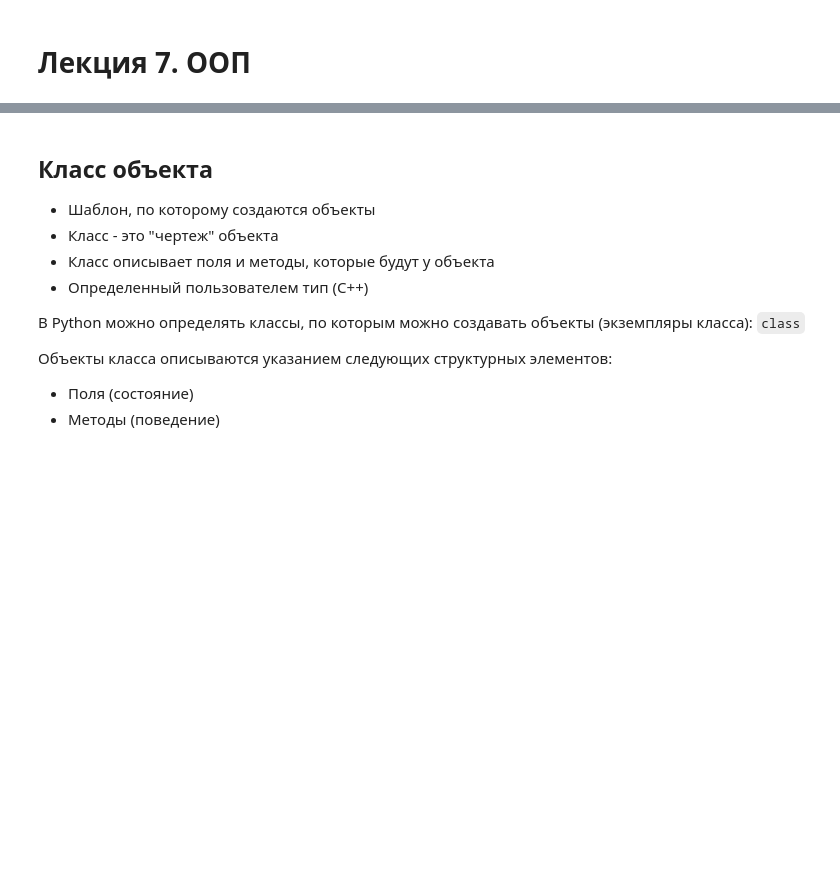
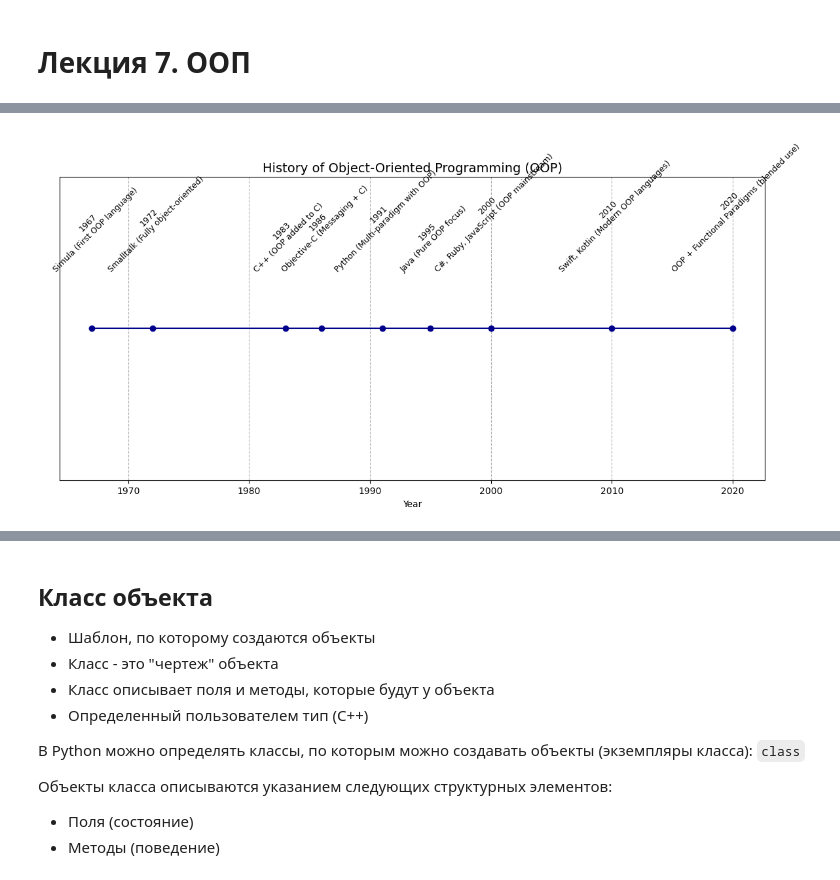
Before and after one commit to vitcpp/scientific_python, a Jupyter notebook: 07/oop.ipynb, the cells around one changed output, grey strips where cells are left out. Saved outputs shown, nothing was run; the diff lists cells and outputs as text; code cells hidden in the pictures; blank space fills up the shorter version.

```diff
--- a/07/oop.ipynb
+++ b/07/oop.ipynb
@@ -3 +112,32 @@
+# %%
+import matplotlib.pyplot as plt
+
+years = [1967, 1972, 1983, 1986, 1991, 1995, 2000, 2010, 2020]
+
+events = [
+    "Simula (First OOP language)",
+    "Smalltalk (Fully object-oriented)",
+    "C++ (OOP added to C)",
+    "Objective-C (Messaging + C)",
+    "Python (Multi-paradigm with OOP)",
+    "Java (Pure OOP focus)",
+    "C#, Ruby, JavaScript (OOP mainstream)",
+    "Swift, Kotlin (Modern OOP languages)",
+    "OOP + Functional Paradigms (blended use)"
+]
+
+# Plotting
+plt.figure(figsize=(12, 6))
+plt.plot(years, [1]*len(years), "o-", color="darkblue")
+for i, (year, event) in enumerate(zip(years, events)):
+    plt.text(year, 1.02, f"{year}\n{event}", ha="center", va="bottom", fontsize=9, rotation=45)
+
+plt.yticks([])
+plt.title("History of Object-Oriented Programming (OOP)", fontsize=14)
+plt.xlabel("Year")
+plt.grid(axis='x', linestyle='--', alpha=1.0)
+plt.tight_layout()
+plt.show()
+# %% [output]
+[figure, added]
 # %% [markdown]
```
Also changed, not shown: parts of 36 cells of this notebook, 32 other files.
